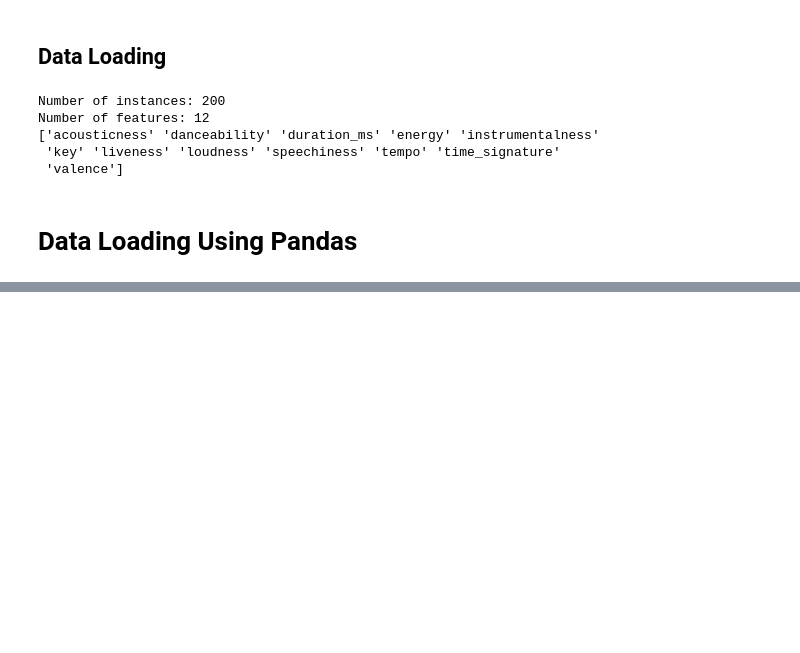
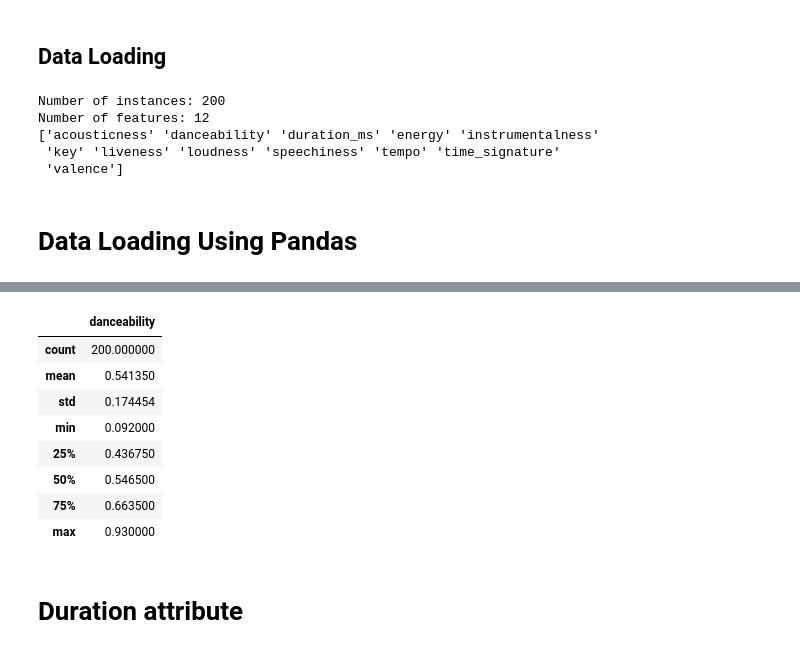
Before and after one commit to AelHenri/Genrify, a Jupyter notebook: Genrify.ipynb, the cells around one changed output, grey strips where cells are left out. Cells and saved outputs as stored; diff of their text form; code cells hidden in the pictures; blank space fills up the shorter version.

```diff
--- a/Genrify.ipynb
+++ b/Genrify.ipynb
@@ -65,0 +109,3 @@ plt.show
+# %%
+danceability = data[['danceability']]
+danceability.plot(kind='bar',figsize=[13,8])
@@ -65,0 +116,14 @@ plt.show
+# %%
+danceability.describe()
+# %% [output]
+|  | danceability |
+| count | 200.000000 |
+| mean | 0.541350 |
+| std | 0.174454 |
+| min | 0.092000 |
+| 25% | 0.436750 |
+| 50% | 0.546500 |
+| 75% | 0.663500 |
+| max | 0.930000 |
+# %% [markdown]
+# Duration attribute
```
Also changed, not shown: parts of 41 cells of this notebook.
